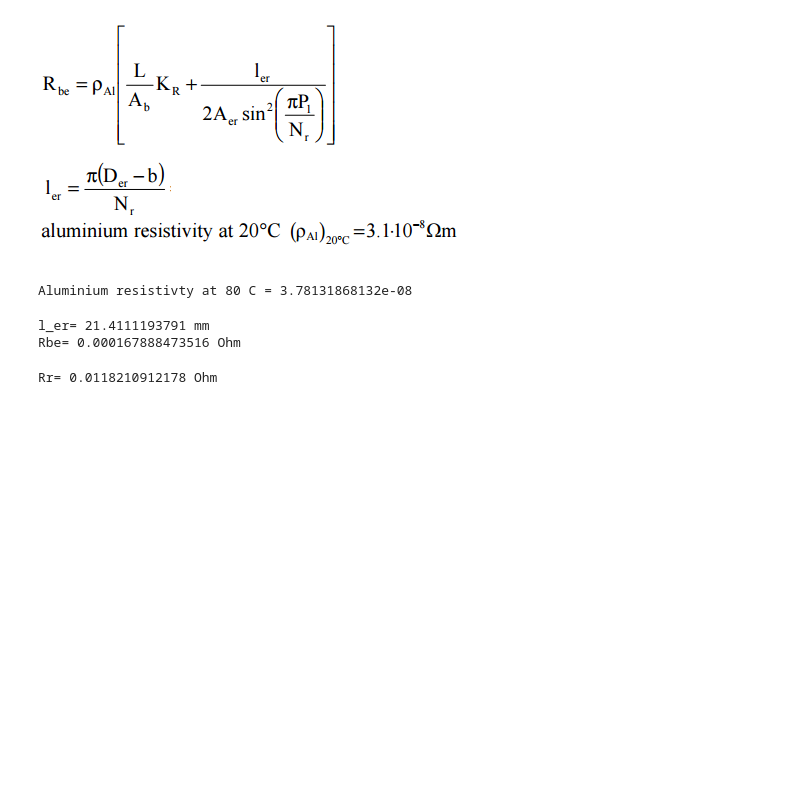
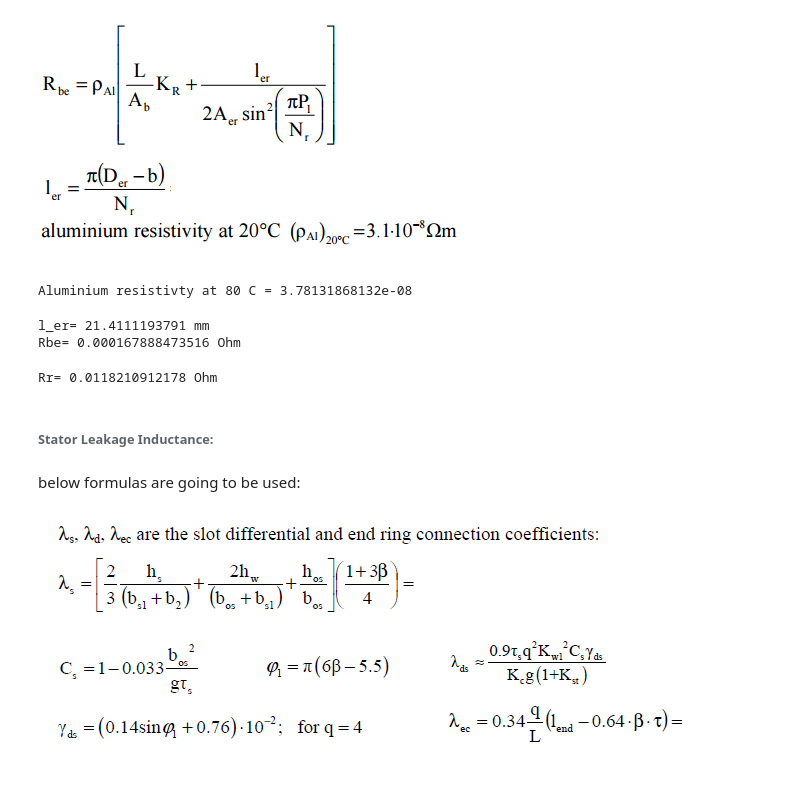
Before and after one commit to odtu/EE564, a Jupyter notebook: TRAIN/LutfiBoyaci/Train Traction Motor Design.ipynb, the cells around one changed output. Cells and saved outputs as stored; diff of their text form; code cells hidden in the pictures; blank space fills up the shorter version.

```diff
--- a/TRAIN/LutfiBoyaci/Train Traction Motor Design.ipynb
+++ b/TRAIN/LutfiBoyaci/Train Traction Motor Design.ipynb
@@ -486,3 +497,12 @@ Rr=4*3*((N*kw)**2)*Rbe/Qr # rotor cage resistance reduced to the stator Rr’
 print 'Rr=',Rr,'Ohm'
 # %% [output]
 Rr= 0.0118210912178 Ohm
+# %% [markdown]
+###### Stator Leakage Inductance:
+# %% [markdown]
+below formulas are going to be used:
+# %%
+from IPython.display import Image
+Image(filename='statorleakage.png')
+# %% [output]
+[figure, added]
```
Also changed, not shown: parts of 30 cells of this notebook.
